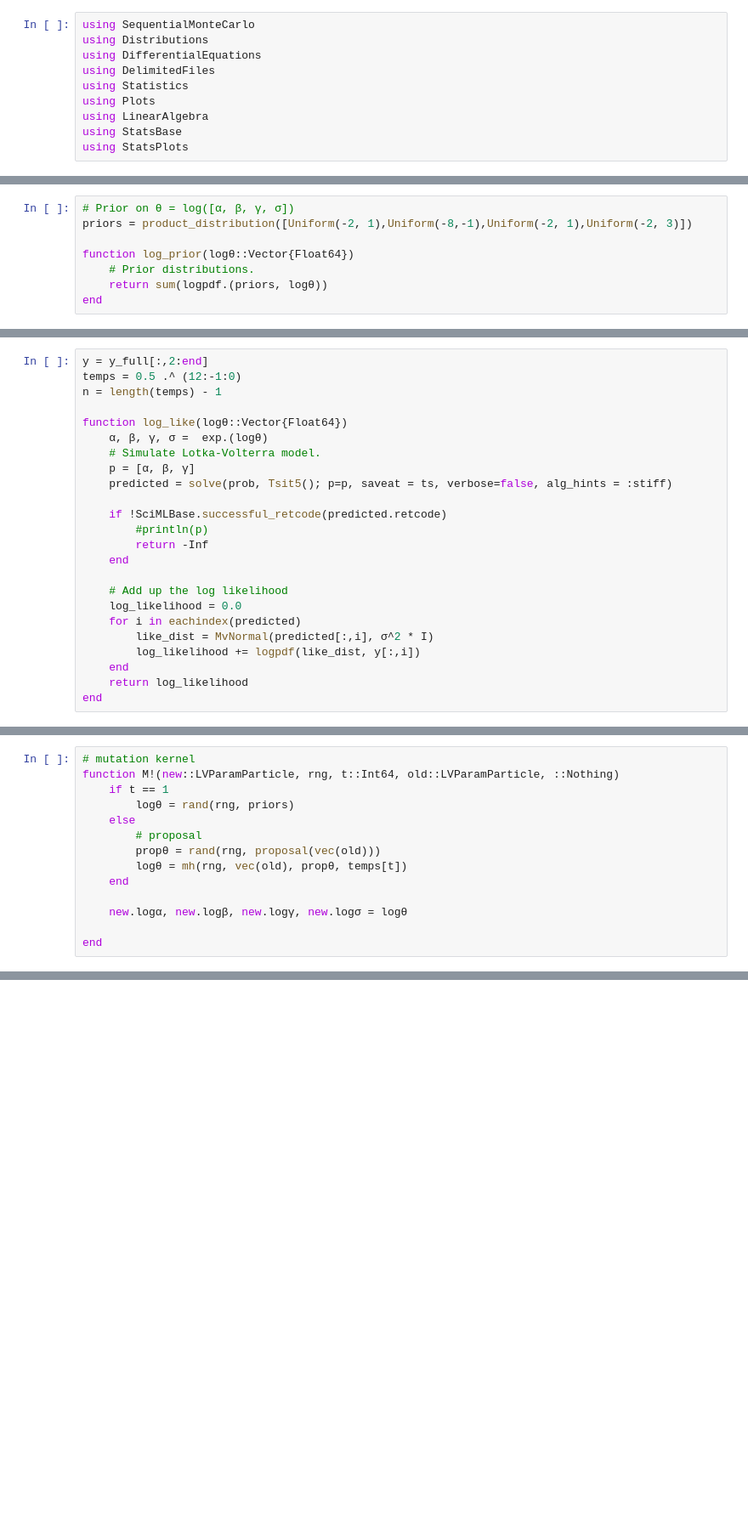
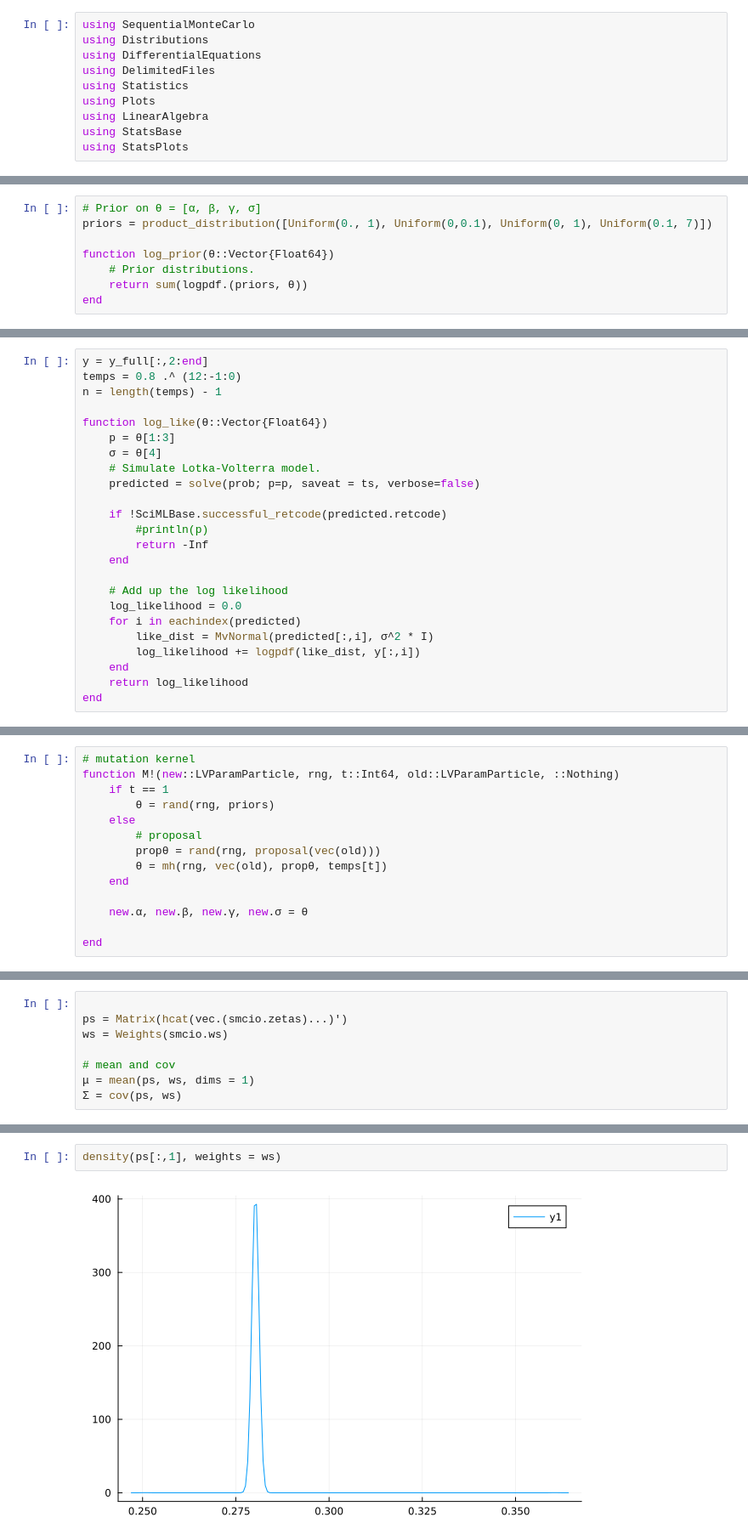
Before and after one commit to bonStats/HelloSMC.jl, a Jupyter notebook: lvsmc/smc-sampler-lotka-volterra.ipynb, the cells around one changed output, grey strips where cells are left out. Shown at 85% size. Drawn from its saved outputs; the diff is of its cells as text; blank space fills up the shorter version.

```diff
--- a/lvsmc/smc-sampler-lotka-volterra.ipynb
+++ b/lvsmc/smc-sampler-lotka-volterra.ipynb
@@ -27,8 +54,8 @@ vecexp(p::LVParamParticle) = exp.(vec(p))
 # %%
-# Prior on θ = log([α, β, γ, σ])
-priors = product_distribution([Uniform(-2, 1),Uniform(-8,-1),Uniform(-2, 1),Uniform(-2, 3)])
+# Prior on θ = [α, β, γ, σ]
+priors = product_distribution([Uniform(0., 1), Uniform(0,0.1), Uniform(0, 1), Uniform(0.1, 7)])
 
-function log_prior(logθ::Vector{Float64})
+function log_prior(θ::Vector{Float64})
     # Prior distributions.
-    return sum(logpdf.(priors, logθ))
+    return sum(logpdf.(priors, θ))
 end
@@ -56,13 +95,13 @@ prob = ODEProblem(lotka_volterra, u0, tspan, p_true[1:3])
 # %%
 y = y_full[:,2:end]
-temps = 0.5 .^ (12:-1:0)
+temps = 0.8 .^ (12:-1:0)
 n = length(temps) - 1
 
-function log_like(logθ::Vector{Float64})
-    α, β, γ, σ =  exp.(logθ)
+function log_like(θ::Vector{Float64})
+    p = θ[1:3]
+    σ = θ[4]
     # Simulate Lotka-Volterra model.
-    p = [α, β, γ]
-    predicted = solve(prob, Tsit5(); p=p, saveat = ts, verbose=false, alg_hints = :stiff)
+    predicted = solve(prob; p=p, saveat = ts, verbose=false)
 
     if !SciMLBase.successful_retcode(predicted.retcode)
         #println(p)
@@ -98,13 +149,13 @@ end
 # mutation kernel
 function M!(new::LVParamParticle, rng, t::Int64, old::LVParamParticle, ::Nothing)
     if t == 1
-        logθ = rand(rng, priors)
+        θ = rand(rng, priors)
     else
         # proposal
         propθ = rand(rng, proposal(vec(old)))
-        logθ = mh(rng, vec(old), propθ, temps[t])
+        θ = mh(rng, vec(old), propθ, temps[t])
     end
 
-    new.logα, new.logβ, new.logγ, new.logσ = logθ
+    new.α, new.β, new.γ, new.σ = θ
 
 end
@@ -126,0 +203,8 @@ smc!(model, smcio)
+# %%
+
+ps = Matrix(hcat(vec.(smcio.zetas)...)')
+ws = Weights(smcio.ws)
+
+# mean and cov
+μ = mean(ps, ws, dims = 1)
+Σ = cov(ps, ws)
@@ -126,0 +241,4 @@ smc!(model, smcio)
+# %%
+density(ps[:,1], weights = ws)
+# %% [output]
+[figure, added]
```
Also changed, not shown: parts of 32 cells of this notebook, 4 other files.
